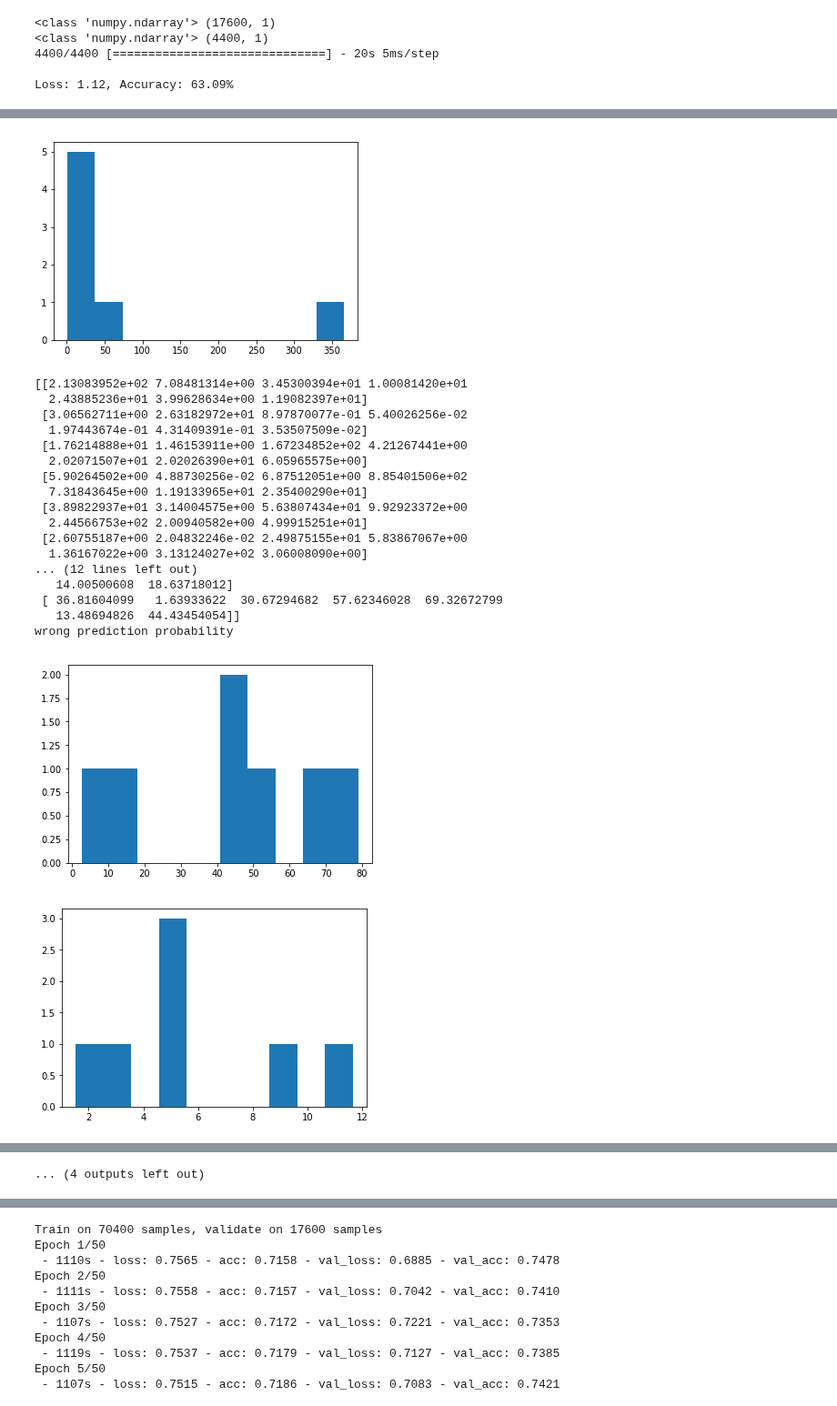
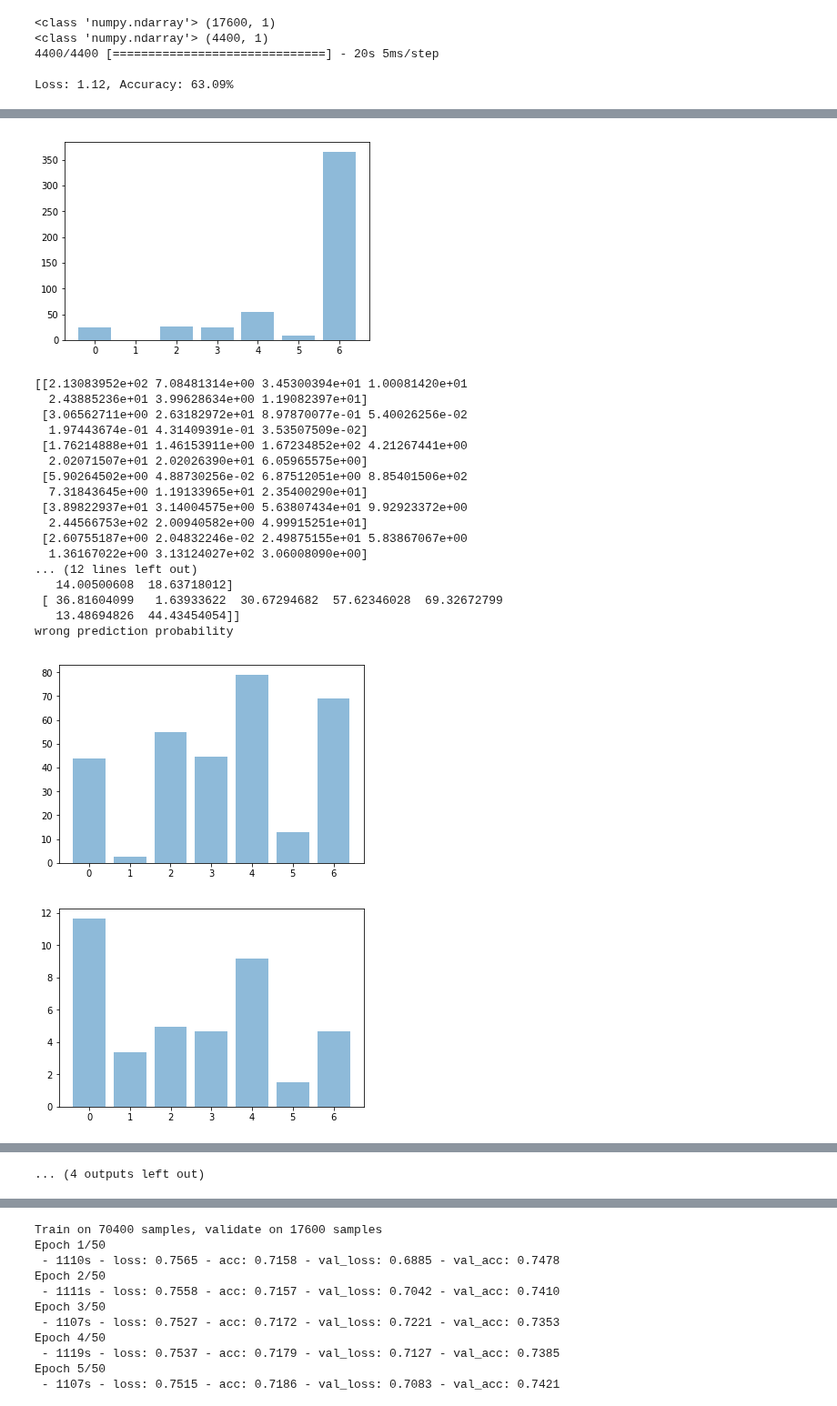
Before and after one commit to frankShih/face_classification_keras, a Jupyter notebook: expression_classification.ipynb, the cells around one changed output, grey strips where cells are left out. Shown at 91% size. Cells and saved outputs as stored; diff of their text form; code cells hidden in the pictures.

```diff
--- a/expression_classification.ipynb
+++ b/expression_classification.ipynb
@@ -53,12 +53,12 @@ import numpy as np
 from keras.utils import np_utils
 
 
-trainX = np.load("datasets/trainX_split5.npy")
+trainX = np.load("datasets/trainX.npy")
 print(type(trainX[0]), trainX.shape)
 trainX = trainX/255
 print(trainX[0])
 
-trainY = np.load("datasets/trainY_split5.npy")
+trainY = np.load("datasets/trainY.npy")
 print(type(trainY[0]), trainY.shape)
 print(trainY[:5])
 
@@ -143,10 +143,6 @@ TRAIN: [20830 16239 15366 ... 12882 19215 21811] 17600 TEST: [18250 10376 20387
 TRAIN: [16788 21019  1074 ...  6093  8681  4932] 17600 TEST: [ 8851  7844  4403 ... 10306 10978  2373] 4400
 # %%
 # ------------------------ image data augmentation --------------------------
-trainX = np.load("datasets/trainX_split5.npy")
-print(trainX[0])
-print(type(trainX[0]), trainX.shape)
-
 trainX = trainX.reshape(trainX.shape[0], 48, 48, 1).astype('float32')
 
 
@@ -154,16 +150,17 @@ from keras.preprocessing.image import ImageDataGenerator, array_to_img, img_to_a
 
 # datagen = ImageDataGenerator(fill_mode='constant', rotation_range=20)
 # datagen = ImageDataGenerator(fill_mode='constant', shear_range=20)
-# datagen = ImageDataGenerator(fill_mode='constant', zoom_range=0.3)
-datagen =  ImageDataGenerator(rotation_range=15,
-                               width_shift_range=0.1,
-                               height_shift_range=0.1,
-                               shear_range=0.01,
-                               zoom_range=[0.9, 1.1],
-                               horizontal_flip=True,
-                               vertical_flip=False,
-                               fill_mode='reflect',
-                               brightness_range=[0.75, 1.25])
+# datagen = ImageDataGenerator(fill_mode='constant', zoom_range=0.2)
+datagen = ImageDataGenerator(fill_mode='constant', brightness_range=[0.8, 1.2])
+# datagen =  ImageDataGenerator(rotation_range=15,
+#                                width_shift_range=0.1,
+#                                height_shift_range=0.1,
+#                                shear_range=0.01,
+#                                zoom_range=[0.9, 1.1],
+#                                horizontal_flip=True,
+#                                vertical_flip=False,
+#                                fill_mode='reflect',
+#                                brightness_range=[0.75, 1.25])
 datagen.fit(trainX)
 counter=0
 trainX_aug = []
@@ -186,7 +183,7 @@ print(trainX_aug.shape, trainX_aug[0])
 trainY_aug = np.vstack(trainY_aug)
 print(trainY_aug.shape, trainY_aug[:5])
 
-np.save("datasets/trainX_split_mix5", trainX_aug)
+np.save("datasets/trainX_bright", trainX_aug)
 
 trainY_oneHot_aug = np_utils.to_categorical(trainY_aug)
 print(trainY_oneHot_aug.shape)
@@ -609,12 +601,12 @@ import numpy as np
 %matplotlib inline
 print('right prediction probability')
 for arr in right_prob:
-    plt.hist(arr)
+    plt.bar(range(len(arr)), arr, align='center', alpha=0.5)
     plt.show()
 print(right_prob, wrong_prob)
 print('wrong prediction probability')
 for arr in wrong_prob:
-    plt.hist(arr)
+    plt.bar(range(len(arr)), arr, align='center', alpha=0.5)
     plt.show()
 # %% [output]
 ['angry', 'disgust', 'terrified', 'happy', 'sad', 'suprised', 'netural']
@@ -638,20 +630,20 @@ right prediction probability
-[figure, old version]
+[figure, new version]
 [[2.13083952e+02 7.08481314e+00 3.45300394e+01 1.00081420e+01
   2.43885236e+01 3.99628634e+00 1.19082397e+01]
  [3.06562711e+00 2.63182972e+01 8.97870077e-01 5.40026256e-02
   1.97443674e-01 4.31409391e-01 3.53507509e-02]
  [1.76214888e+01 1.46153911e+00 1.67234852e+02 4.21267441e+00
   2.02071507e+01 2.02026390e+01 6.05965575e+00]
  [5.90264502e+00 4.88730256e-02 6.87512051e+00 8.85401506e+02
   7.31843645e+00 1.19133965e+01 2.35400290e+01]
  [3.89822937e+01 3.14004575e+00 5.63807434e+01 9.92923372e+00
   2.44566753e+02 2.00940582e+00 4.99915251e+01]
  [2.60755187e+00 2.04832246e-02 2.49875155e+01 5.83867067e+00
   1.36167022e+00 3.13124027e+02 3.06008090e+00]
 ... (12 lines left out)
    14.00500608  18.63718012]
  [ 36.81604099   1.63933622  30.67294682  57.62346028  69.32672799
    13.48694826  44.43454054]]
 wrong prediction probability
-[figure, old version]
+[figure, new version]
-[figure, old version]
+[figure, new version]
```
Also changed, not shown: parts of 6 cells of this notebook, 1 other file.
